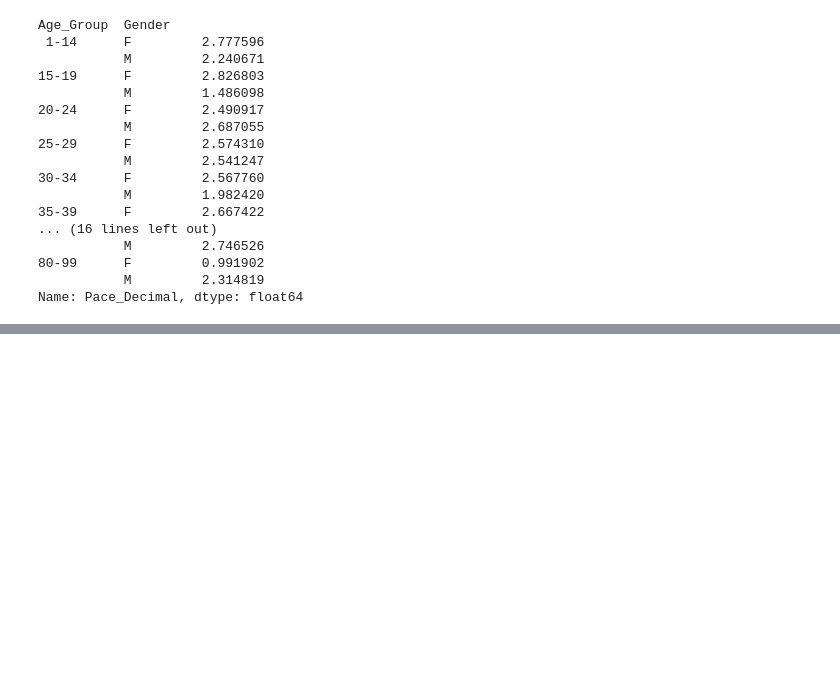
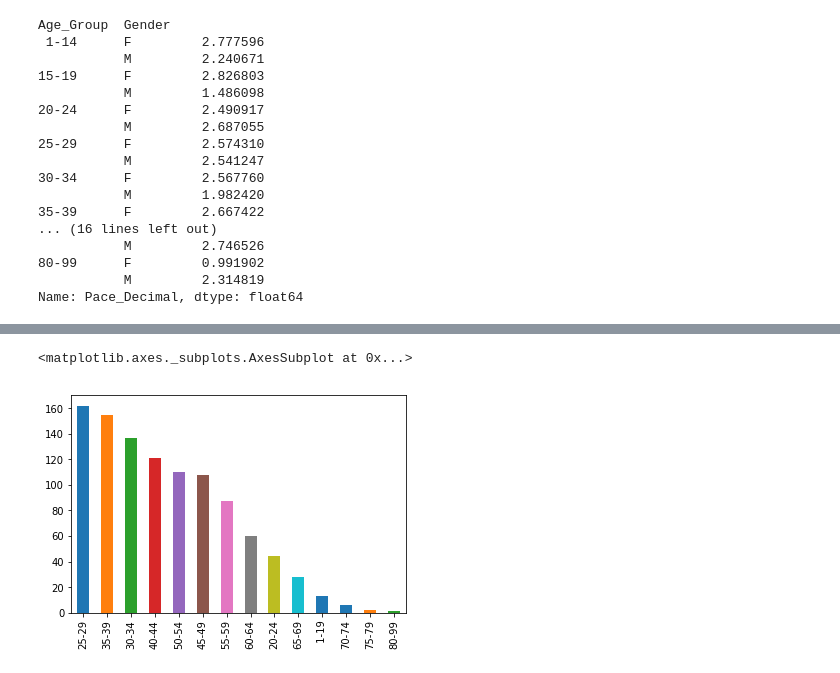
Before and after one commit to 4one4/2018-Missoula-Marathon, a Jupyter notebook: 2018 Missoula Marathon EDA.ipynb, the cells around one changed output, grey strips where cells are left out. Drawn from its saved outputs; the diff is of its cells as text; code cells hidden in the pictures; blank space fills up the shorter version.

```diff
--- a/2018 Missoula Marathon EDA.ipynb
+++ b/2018 Missoula Marathon EDA.ipynb
@@ -496,0 +492,5 @@ Name: Pace_Decimal, dtype: float64
+# %%
+df_full.Age_Group.value_counts().plot.bar()
+# %% [output]
+<matplotlib.axes._subplots.AxesSubplot at 0x...>
+[figure, added]
```
Also changed, not shown: parts of 7 cells of this notebook.
